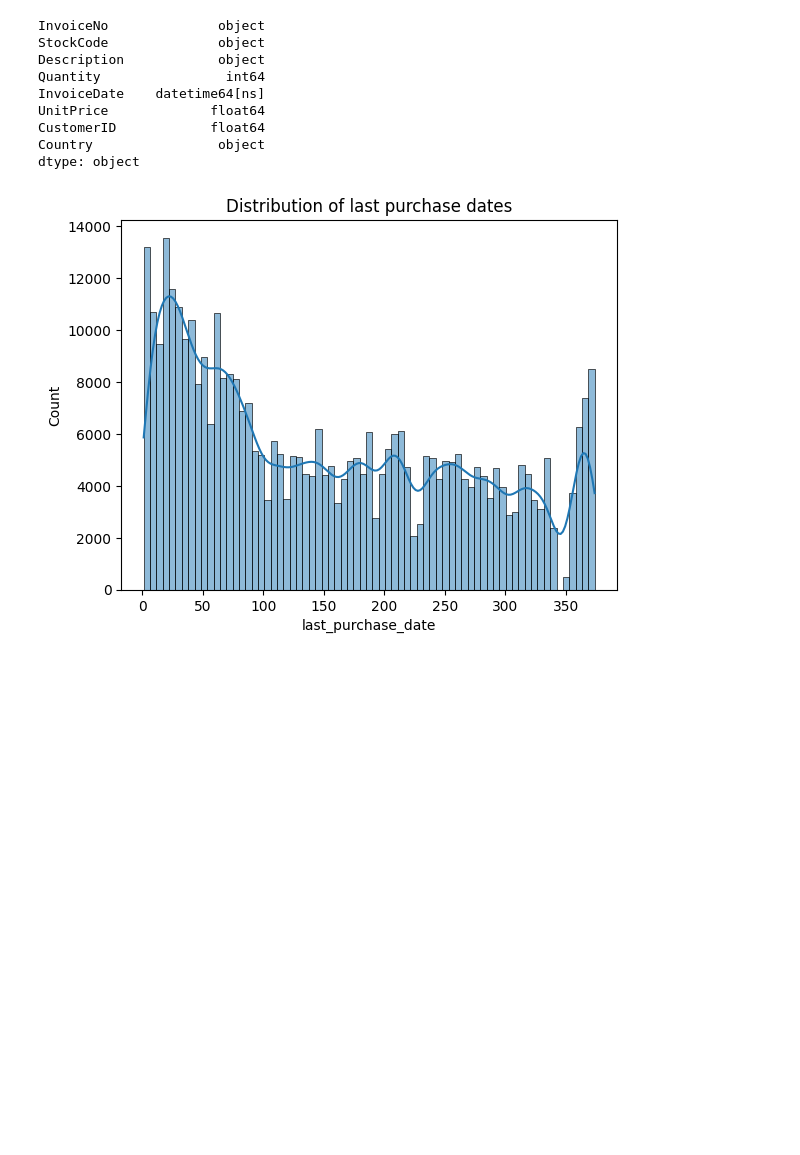
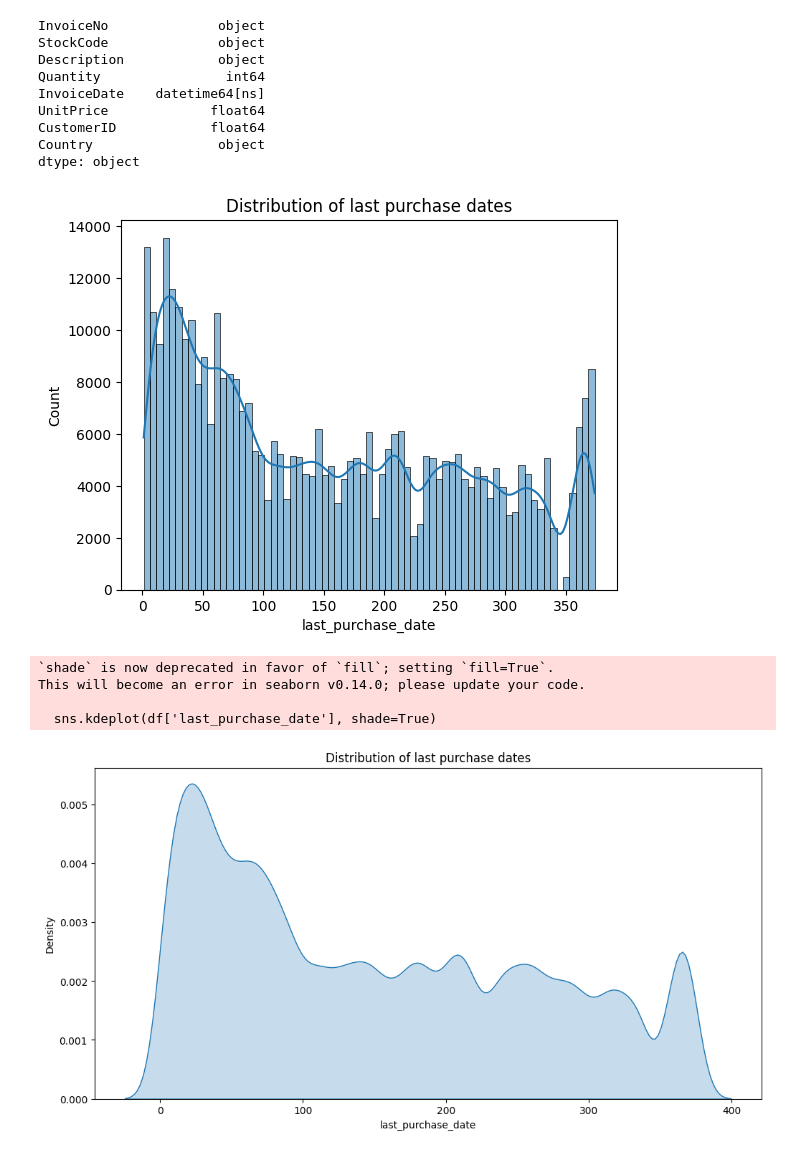
Before and after one commit to famakhan/customer_segmentation, a Jupyter notebook: customer-segmentation.ipynb, the cells around one changed output. Drawn from its saved outputs; the diff is of its cells as text; code cells hidden in the pictures; blank space fills up the shorter version.

Commit message:
Adding a kde plot for data visualization

```diff
--- a/customer-segmentation.ipynb
+++ b/customer-segmentation.ipynb
@@ -64,10 +64,19 @@ df['last_purchase_date'] = (reference_date - df['InvoiceDate']).dt.days
 # %%
 #Data Visualization
 import matplotlib.pyplot as plt
 import seaborn as sns
 
 sns.histplot(df['last_purchase_date'], kde = True)
 plt.title('Distribution of last purchase dates')
 plt.show()
+plt.figure(figsize=(12, 6))
+sns.kdeplot(df['last_purchase_date'], shade=True)
+plt.title('Distribution of last purchase dates')
+plt.show()
 # %% [output]
 [figure]
+`shade` is now deprecated in favor of `fill`; setting `fill=True`.
+This will become an error in seaborn v0.14.0; please update your code.
+
+  sns.kdeplot(df['last_purchase_date'], shade=True)
+[figure, added]
```
